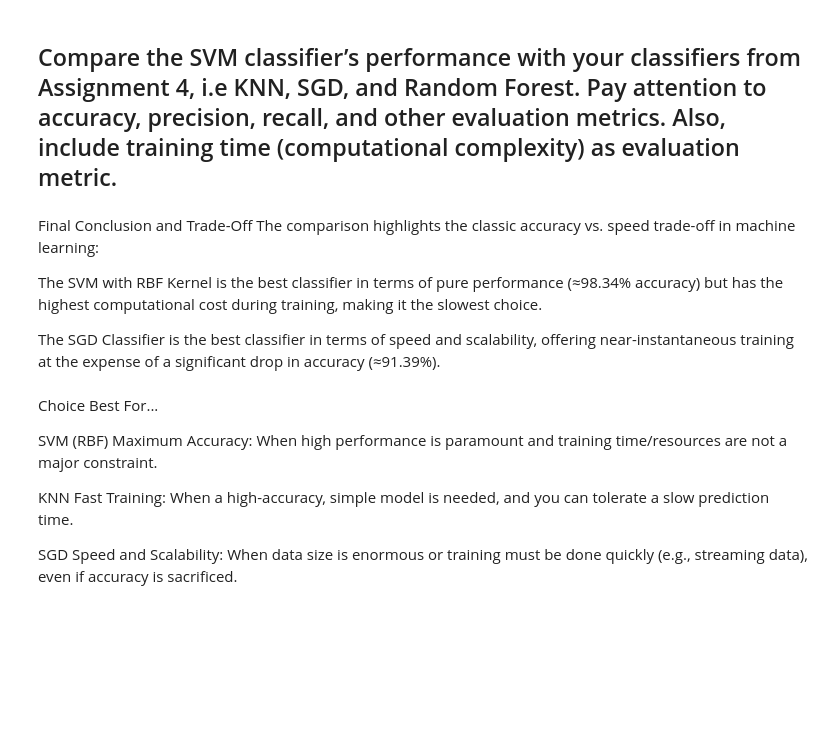
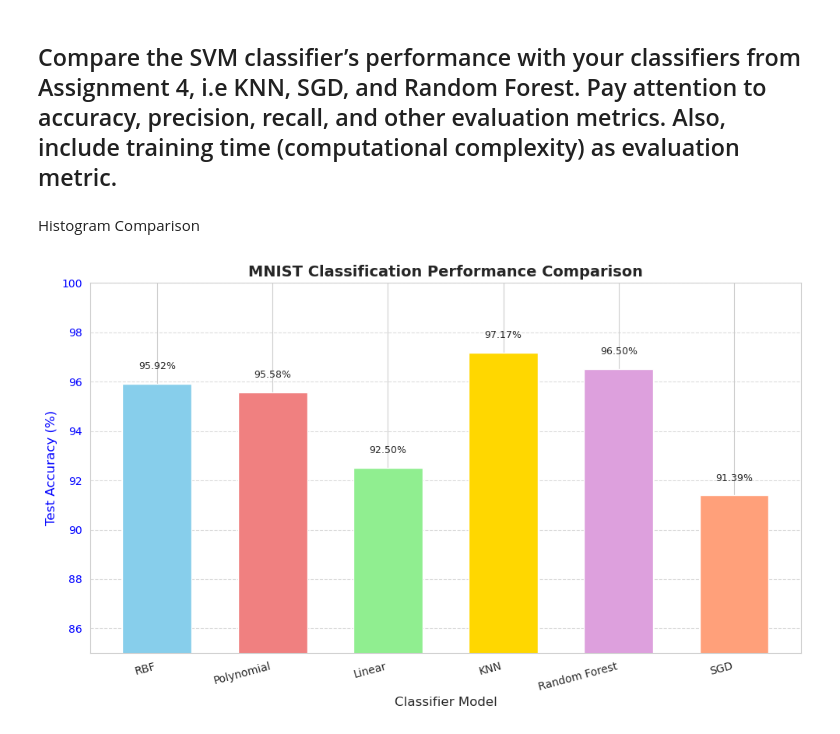
Before and after one commit to MaryWagura/Houses_Prices_Predictions, a Jupyter notebook: lab5_Assignment.ipynb, the cells around one changed output. Saved outputs shown, nothing was run; the diff lists cells and outputs as text; code cells hidden in the pictures; blank space fills up the shorter version.

```diff
--- a/lab5_Assignment.ipynb
+++ b/lab5_Assignment.ipynb
@@ -301,17 +487,54 @@ weighted avg       0.94      0.94      0.94     14000
 # %% [markdown]
 ## Compare the SVM classifier’s performance with your classifiers from Assignment 4, i.e KNN, SGD, and Random Forest. Pay attention to accuracy, precision, recall, and other evaluation metrics. Also, include training time (computational complexity) as evaluation metric.
-# %% [markdown]
-Final Conclusion and Trade-Off
-The comparison highlights the classic accuracy vs. speed trade-off in machine learning:
-
-The SVM with RBF Kernel is the best classifier in terms of pure performance (≈98.34% accuracy) but has the highest computational cost during training, making it the slowest choice.
-
-The SGD Classifier is the best classifier in terms of speed and scalability, offering near-instantaneous training at the expense of a significant drop in accuracy (≈91.39%).
-# %% [markdown]
-Choice	Best For...
-
-SVM (RBF)	Maximum Accuracy: When high performance is paramount and training time/resources are not a major constraint.
-
-KNN	Fast Training: When a high-accuracy, simple model is needed, and you can tolerate a slow prediction time.
-
-SGD	Speed and Scalability: When data size is enormous or training must be done quickly (e.g., streaming data), even if accuracy is sacrificed.
+# %% [markdown]
+Histogram Comparison
+# %%
+import matplotlib.pyplot as plt
+import numpy as np
+
+# --- Data for Comparison (from your results and estimations) ---
+
+# Model Names
+models = ['RBF','Polynomial', 'Linear', 'KNN', 'Random Forest', 'SGD']
+
+# Test Accuracies
+accuracies = [0.9592, 0.9558, 0.9250, 0.9717, 0.965, 0.9139]
+accuracies_percent = [acc * 100 for acc in accuracies]
+
+# Macro-Avg F1-Scores (estimated based on accuracy and balanced dataset)
+f1_scores = [0.95, 0.95, 0.92, 0.97, 0.96, 0.91]
+
+# --- Create the Bar Chart ---
+
+fig, ax1 = plt.subplots(figsize=(10, 6))
+
+# Set bar width
+bar_width = 0.6
+
+# Positions for the bars on the x-axis
+x_pos = np.arange(len(models))
+
+# Bar chart for Accuracy
+bars = ax1.bar(x_pos, accuracies_percent, bar_width,
+               color=['skyblue', 'lightcoral', 'lightgreen', 'gold', 'plum', 'lightsalmon'],
+               label='Test Accuracy')
+
+ax1.set_xlabel('Classifier Model', fontsize=12)
+ax1.set_ylabel('Test Accuracy (%)', color='blue', fontsize=12)
+ax1.set_title('MNIST Classification Performance Comparison', fontsize=14, fontweight='bold')
+ax1.set_xticks(x_pos)
+ax1.set_xticklabels(models, rotation=15, ha="right", fontsize=10)
+ax1.set_ylim(85, 100)  # Set y-axis limit for better visualization of differences
+ax1.tick_params(axis='y', labelcolor='blue')
+ax1.grid(axis='y', linestyle='--', alpha=0.7)
+
+# Add value labels on top of the bars
+for bar in bars:
+    yval = bar.get_height()
+    ax1.text(bar.get_x() + bar.get_width()/2, yval + 0.5,
+             f'{yval:.2f}%', ha='center', va='bottom', fontsize=9)
+
+plt.tight_layout()
+plt.show()
+# %% [output]
+[figure, added]
```
Also changed, not shown: parts of 3 cells of this notebook.
